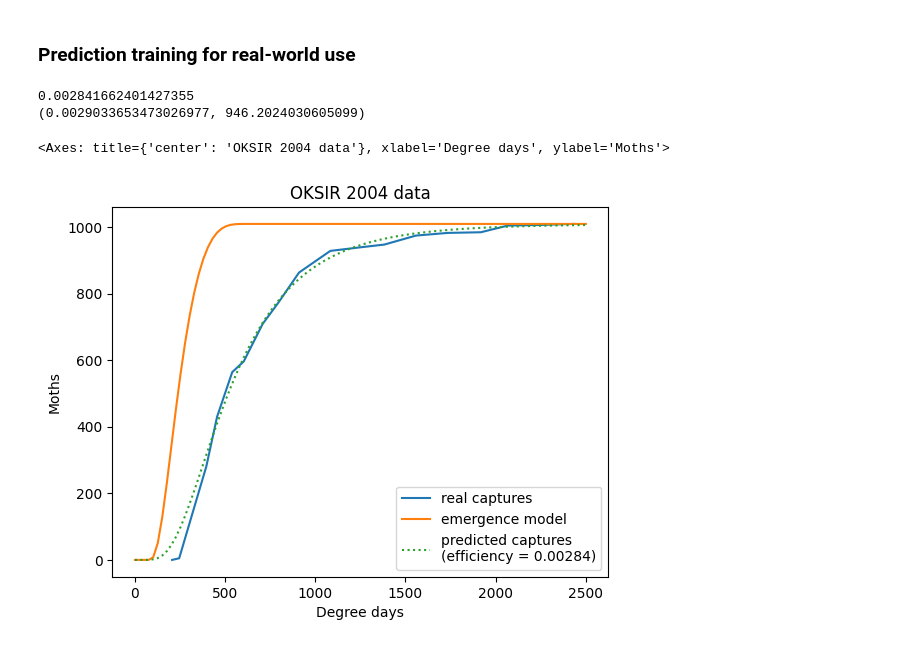
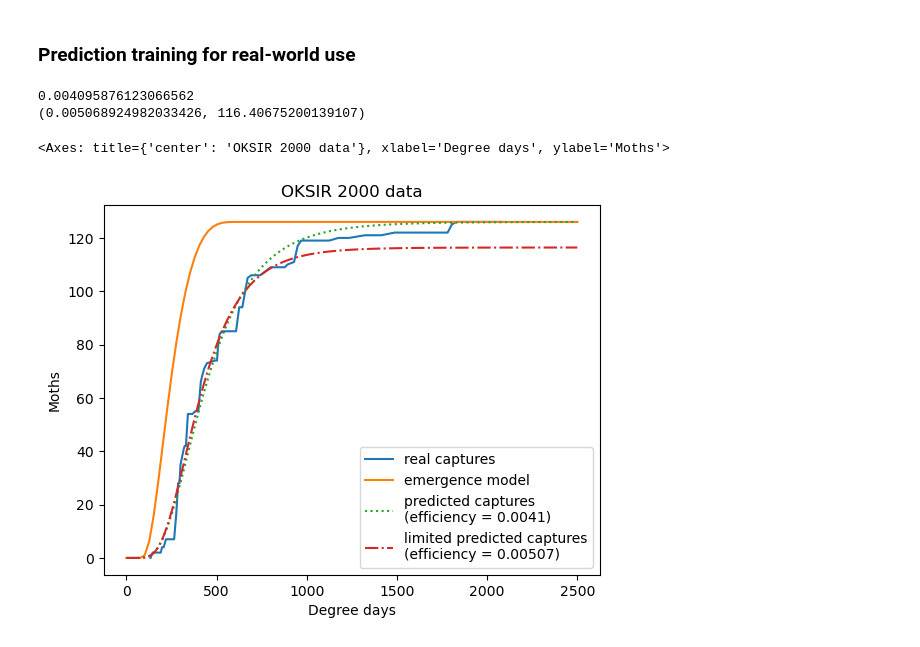
Before and after one commit to PacificBird/InsectPhenologyCaptureSim, a Jupyter notebook: multi_analysis.ipynb, the cells around one changed output. Saved outputs shown, nothing was run; the diff lists cells and outputs as text; code cells hidden in the pictures.

```diff
--- a/multi_analysis.ipynb
+++ b/multi_analysis.ipynb
@@ -654,7 +478,7 @@ import scipy.optimize as spop
 from scipy.stats import johnsonsb
 from scipy.stats import johnsonsu
 
-n = 0
+n = 20
 x_opt = np.arange(0,dfs[n].dd.max()+1,1)
 y_opt = dfs[n].pop_captured_0 / 1000
 loc = 69
@@ -667,7 +491,6 @@ y_pred = johnsonsb.cdf(x_opt,gamma, delta, loc=loc, scale=xi)
 sns.lineplot(x=x_opt, y=y_opt, label='observation')
 sns.lineplot(x=x_opt, y=dfs[n].pop_emerged_0/1000, label='phenology model')
 sns.lineplot(x=x_opt, y=y_pred, label='predicted observation')
-print(y_opt.iloc[500])
 print(dfs[n].head(1).prob_capture.item())
 gamma, delta, xi
 # %% [output]
@@ -678,19 +500,19 @@ gamma, delta, xi
 # %% [markdown]
 #### model the way the the capture diverges from the phenology model
 # %%
-f = lambda dd, gamma, delta, xi: johnsonsb.cdf(dd, gamma, delta, loc=69, scale=xi)
+f = lambda dd, gamma, delta, llambda: johnsonsb.cdf(dd, gamma, delta, loc=69, scale=llambda)
 params = []
 for n in range(1000):
     x_opt = np.arange(0,dfs[n].dd.max()+1,1)
     y_opt = dfs[n].pop_captured_0 / 1000
     effort = dfs[n].head(1).prob_capture.item()
-    gamma, delta, xi = spop.curve_fit(f,x_opt,y_opt,p0=[1.07,1.2349,  577])[0]
-    params.append((gamma, delta, xi, effort))
+    gamma, delta, llambda = spop.curve_fit(f,x_opt,y_opt,p0=[1.07,1.2349,  577])[0]
+    params.append((gamma, delta, llambda, effort))
 
 params = np.array(params).T
 gammas = params[0]
 deltas = params[1]
-xis = params[2]
+lambdas = params[2]
 efforts = params[3]
 # %%
 plt.xlabel('sampling efficiency')
@@ -708,21 +587,21 @@ plt.plot(efforts,xis)
 ### Shifting emergence data to meet capture data
 # %%
 def capture_prediction_su(dd, effort, max):
-    if effort < 0.02:
-        gamma = -3.53972689 + ((-3.94029479e2) * (effort)) + ((3.05754884e4) * (effort**2)) + ((-9.85477138e5) * (effort**3)) + ((1.11483868e7) * (effort**4))
-        delta = 8.63112973e-1 + ((3.76355100e2) * (effort)) + ((-3.35218405e4) * (effort**2)) + ((1.45229886e6) * (effort**3)) + ((-2.47039888e7) * (effort**4))
-    else:
-        gamma = -5.7 + ((25.56) * (effort)) + ((-238.8) * (effort**2)) + ((846.8) * (effort**3))
-        delta = 2.7 - (1.447*effort)
+    gamma = rationaln_n(effort, *popt_gammas_su)
+    delta = rationaln_n(effort, *popt_deltas_su)
     xi = 27.5
     llambda = 72.31
     return max * johnsonsu.cdf(dd, gamma, delta, loc=xi, scale=llambda)
 
-def capture_delay(effort, n):
-    n = n + 0.1
-    a = (-0.6277)*(n**(0.08))
-    b = 0.75 + (0.0001669*n)
-    return b*(effort**a)
+def capture_prediction_sb(dd, effort, max, print_coef=False):
+    gamma = rationaln_n(effort, *popt_gammas)
+    delta = rationaln_n(effort, *popt_deltas)
+    llambda = np.reciprocal(0.33676 * (effort ** 1.11005)) + 577 + (7713.467 * np.exp(-(((effort-0.002255)**2)/(2*0.001738**2))))
+    xi = 69
+    if print_coef:
+        print(f'{gamma}, {delta}, {llambda}')
+    return max * johnsonsb.cdf(dd, gamma, delta, loc=xi, scale=llambda)
+
 def jw_emergence(dd, max):
     gamma = 1.0737
     delta = 1.2349
@@ -735,10 +614,8 @@ def inv_jw_emergence(moths, max):
     llambda = 577.2
     zeta = 69.0
     return johnsonsb.ppf((moths/max), gamma, delta, loc=zeta, scale=llambda)
-def capture_prediction(dd, moth, effort, max):
-    return jw_emergence(dd - capture_delay(effort,moth), max)
 # %%
-shift_data = dfs[5]
+shift_data = dfs[30]
 x = shift_data.dd
 y_emerge = shift_data.pop_emerged_0
 y_capture = shift_data.pop_captured_0
@@ -746,7 +623,7 @@ effort = shift_data.head(1).prob_capture.item()
 max_time = 2000
 
 y_max = y_capture.max()
-func_adj_y = capture_prediction_su(x, effort, 1000)
+func_adj_y = capture_prediction_sb(x, effort, 1000)
 ax = sns.lineplot(x=x[0:max_time], y=y_emerge[0:max_time], label='emergence')
 ax = sns.lineplot(x=x[0:max_time], y=y_capture[0:max_time], label='capture')
 ax = sns.lineplot(x=x[0:max_time], y=func_adj_y[0:max_time], label='capture prediction', linestyle=':')
@@ -992,38 +849,38 @@ ax = sns.lineplot(x=phenology_x, y=phenology_y, label='emergence model')
 # %%
 def predict_from_subset(dds, captures):
     f = lambda dd, effort, max: capture_prediction_su(dd, effort, max)
     effort, max = spop.curve_fit(f,dds,captures,p0=[0.005,  500])[0]
     return (effort, max)
 def predict_from_full(dds, captures):
     f = lambda dd, effort: capture_prediction_su(dd, effort, np.max(captures))
     effort = spop.curve_fit(f,dds,captures,p0=[0.005])[0][0]
     return effort
 
-n = 2
+n = 8
 capture_x = aggs[n].DDs
 capture_y = aggs[n].moth_sum
-limit = capture_x.tail(1).item()*0.2
+limit = capture_x.tail(1).item()*0.5
 obs_x = capture_x[capture_x < limit]
 obs_y = capture_y[:len(obs_x)]
 effort_pred = predict_from_full(capture_x, capture_y)
 effort_pred_lim, max_pred_lim = predict_from_subset(obs_x, obs_y)
 print(effort_pred)
 print((effort_pred_lim, max_pred_lim))
 phenology_x = np.linspace(0,2500, 100)
 true_max = aggs[n][aggs[n].DDs < 2500].moth_sum.max()
 phenology_y = [jw_emergence(x, true_max) for x in phenology_x]
 adj_y = capture_prediction_su(phenology_x, effort_pred, true_max)
 adj_y_lim = capture_prediction_su(phenology_x, effort_pred_lim, max_pred_lim)
 ax = plt.title(f'OKSIR {years[n]} data')
 plt.xlabel('Degree days')
 plt.ylabel('Moths')
 sns.lineplot(x=capture_x, y=capture_y, label='real captures')
 sns.lineplot(x=phenology_x, y=phenology_y, label='emergence model')
 sns.lineplot(x=phenology_x, y=adj_y, label=f'predicted captures\n(efficiency = {effort_pred.round(5)})', linestyle=':')
-#sns.lineplot(x=phenology_x, y=adj_y_lim, label='limited predicted captures', linestyle='-.')
+sns.lineplot(x=phenology_x, y=adj_y_lim, label=f'limited predicted captures\n(efficiency = {effort_pred_lim.round(5)})', linestyle='-.')
 # %% [output]
-0.002841662401427355
-(0.0029033653473026977, 946.2024030605099)
+0.004095876123066562
+(0.005068924982033426, 116.40675200139107)
-<Axes: title={'center': 'OKSIR 2004 data'}, xlabel='Degree days', ylabel='Moths'>
+<Axes: title={'center': 'OKSIR 2000 data'}, xlabel='Degree days', ylabel='Moths'>
-[figure, old version]
+[figure, new version]
 # %%
```
Also changed, not shown: parts of 38 cells of this notebook, 1 other file.
